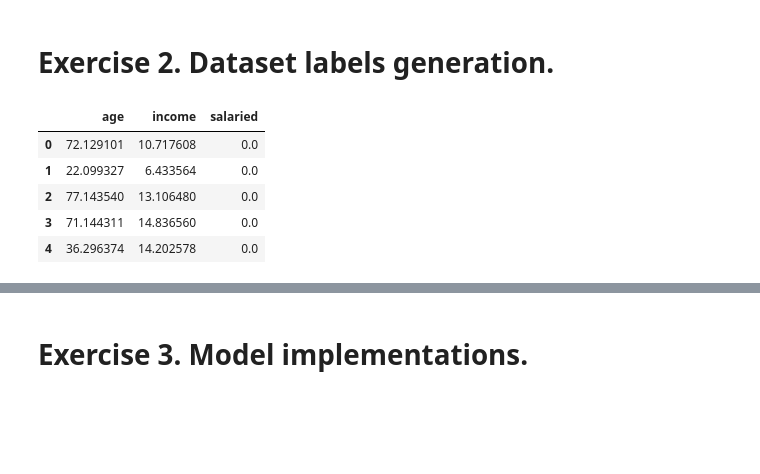
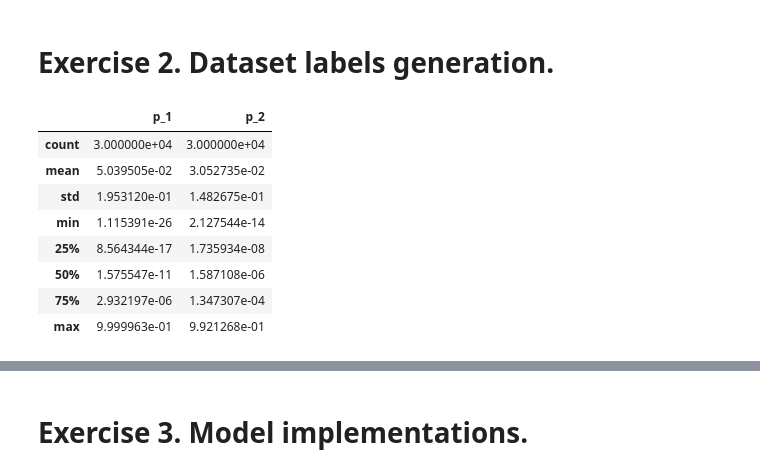
Before and after one commit to tskorkowski/CAS-ML, a Jupyter notebook: sessions/project1/Project 1 - Template.ipynb, the cells around one changed output, grey strips where cells are left out. Saved outputs shown, nothing was run; the diff lists cells and outputs as text; code cells hidden in the pictures; blank space fills up the shorter version.

```diff
--- a/sessions/project1/Project 1 - Template.ipynb
+++ b/sessions/project1/Project 1 - Template.ipynb
@@ -82,13 +83,16 @@ def p2(intecept: float, coeff: float, row:float)-> float:
 # %%
 df_prob = pd.DataFrame()
 df_prob['p_1'] = data.apply(lambda row: p1(p1_intecept, p1_coeff, row), axis = 1)
 df_prob['p_2'] = data.apply(lambda row: p2(p2_intecept, p2_coeff, row), axis = 1)
+
+df_prob.describe()
+# %% [output]
+|  | p_1 | p_2 |
+| count | 3.000000e+04 | 3.000000e+04 |
+| mean | 5.039505e-02 | 3.052735e-02 |
+| std | 1.953120e-01 | 1.482675e-01 |
+| min | 1.115391e-26 | 2.127544e-14 |
+| 25% | 8.564344e-17 | 1.735934e-08 |
+| 50% | 1.575547e-11 | 1.587108e-06 |
+| 75% | 2.932197e-06 | 1.347307e-04 |
+| max | 9.999963e-01 | 9.921268e-01 |
-# %%
-data.head()
-# %% [output]
-|  | age | income | salaried |
-| 0 | 72.129101 | 10.717608 | 0.0 |
-| 1 | 22.099327 | 6.433564 | 0.0 |
-| 2 | 77.143540 | 13.106480 | 0.0 |
-| 3 | 71.144311 | 14.836560 | 0.0 |
-| 4 | 36.296374 | 14.202578 | 0.0 |
```
Also changed, not shown: parts of 11 cells of this notebook.
